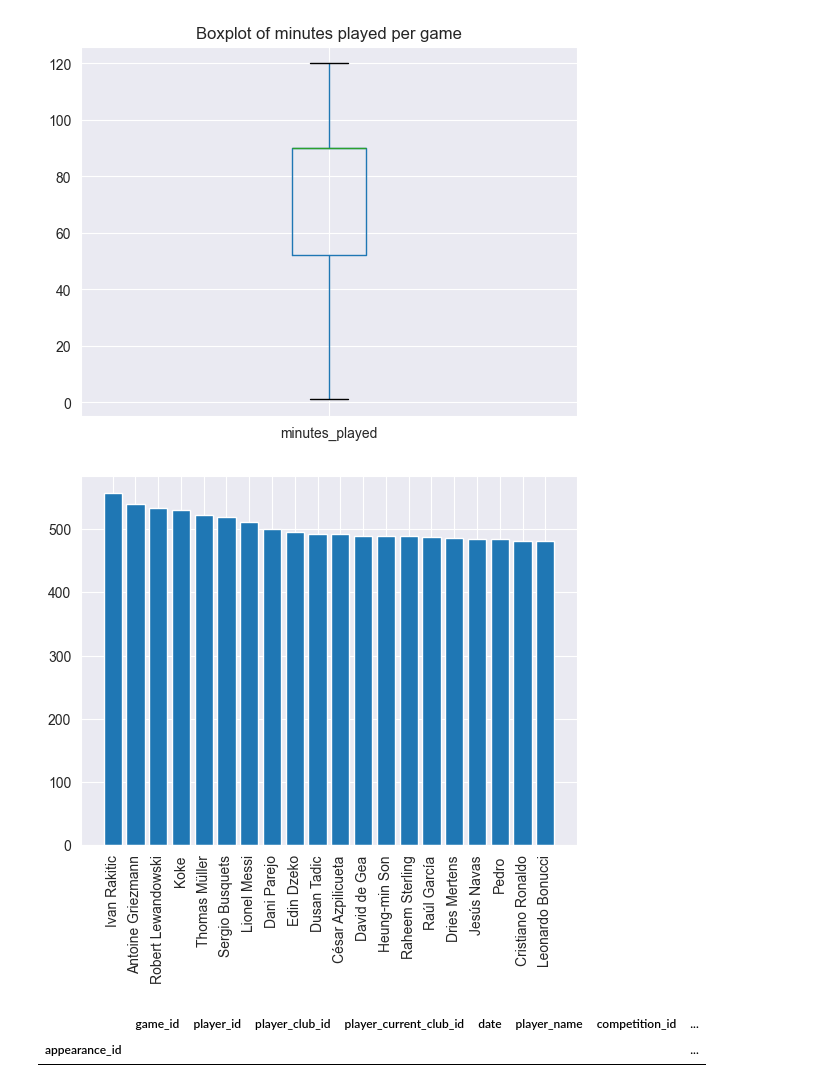
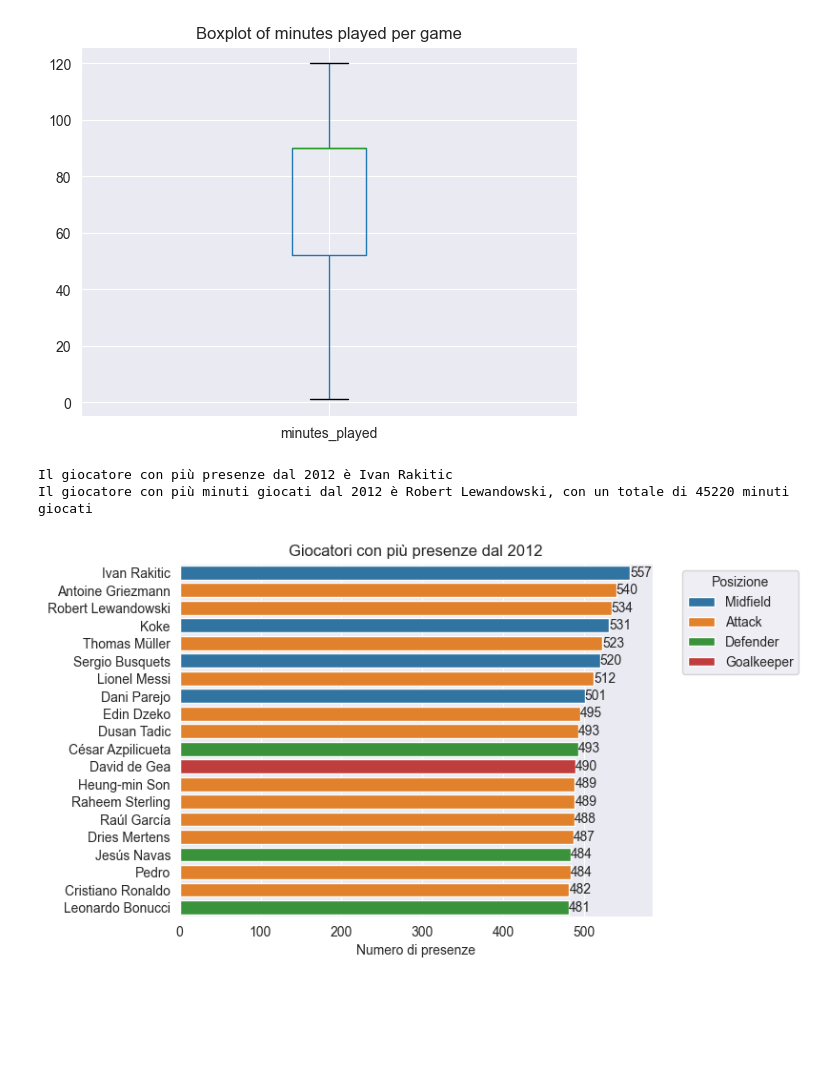
Before and after one commit to RiccardoPili/Football-Data-Analysis, a Jupyter notebook: appearances.ipynb, the cells around one changed output. Saved outputs shown, nothing was run; the diff lists cells and outputs as text; code cells hidden in the pictures; blank space fills up the shorter version.

Commit message:
visualizzazioni top 20 giocatori in apperances, aggiunta descrizione nel readme

```diff
--- a/appearances.ipynb
+++ b/appearances.ipynb
@@ -5,7 +5,7 @@ import pandas as pd
 import matplotlib.pylab as plt
 import seaborn as sns
 
-appearances_df = pd.read_csv("C:/Users/Louis/Desktop/3°Anno/IUM/Progetto/FootballData/appearances.csv")
+appearances_df = pd.read_csv("C:/Users/ricca/Desktop/FootballData/appearances.csv")
 # %% [markdown]
 # Data Preparation
 # %%
@@ -62,7 +62,7 @@ assists                     0
 minutes_played              0
 dtype: int64
 # %%
-players_df = pd.read_csv("C:/Users/Louis/Desktop/3°Anno/IUM/Progetto/FootballData/players.csv")
+players_df = pd.read_csv("C:/Users/ricca/Desktop/FootballData/players.csv")
 
 player_ids_in_appearances = appearances_df['player_id'].unique()
 players_df_subset = players_df[players_df['player_id'].isin(player_ids_in_appearances)]
@@ -151,21 +134,39 @@ ax.set_title('Boxplot of minutes played per game')
 plt.show()
 # %% [output]
 [figure]
-# %%
-current_players = appearances_df.query('player_current_club_id > -1')
-
-top20_players_app = current_players['player_id'].value_counts().head(20)
-top20_players_app
-
-merged_df = pd.merge(top20_players_app, players_df, left_index=True, right_on='player_id')
-
-plt.bar(merged_df['name'], merged_df['count'])
-plt.xticks(rotation=90)
-plt.show()
-# %% [output]
-[figure, removed]
-# %%
-appearances_df.query('player_current_club_id == 17784')
-# %% [output]
-|  | game_id | player_id | player_club_id | player_current_club_id | date | player_name | competition_id | ... |
-| appearance_id |  |  |  |  |  |  |  | ... |
+# %%
+# giocatori con più presenze e minuti giocati (dal 2012)
+
+player_occurrences = appearances_df['player_id'].value_counts()
+
+max_app_player_id = player_occurrences.idxmax()
+max_app_player_name = appearances_df.loc[appearances_df['player_id'] == max_app_player_id, 'player_name'].iloc[0]
+
+total_minutes_per_player = appearances_df.groupby('player_id')['minutes_played'].sum()
+max_minutes_played_by = appearances_df.loc[appearances_df['player_id'] == total_minutes_per_player.idxmax(), 'player_name'].iloc[0]
+
+
+print(f'Il giocatore con più presenze dal 2012 è {max_app_player_name}')
+
+print(f'Il giocatore con più minuti giocati dal 2012 è {max_minutes_played_by}, con un totale di {total_minutes_per_player.max()} minuti giocati')
+# %% [output]
+Il giocatore con più presenze dal 2012 è Ivan Rakitic
+Il giocatore con più minuti giocati dal 2012 è Robert Lewandowski, con un totale di 45220 minuti giocati
+# %%
+# giocatori con il maggior numero di presenze dal 2012
+
+top20_players_app = appearances_df['player_id'].value_counts().head(20)
+merged_df = pd.merge(top20_players_app, players_df, left_index=True, right_on='player_id')
+
+ax = sns.barplot(data=merged_df, y='name', x='count', hue='position')
+
+for i, (value, name) in enumerate(zip(merged_df['count'], merged_df['name'])):
+    ax.text(value, i, f"{value}", ha="left", va='center')
+
+plt.title('Giocatori con più presenze dal 2012')
+plt.xlabel('Numero di presenze')
+plt.ylabel('')
+plt.legend(title='Posizione', bbox_to_anchor=(1.05, 1), loc='upper left')
+plt.show()
+# %% [output]
+[figure, added]
```
Also changed, not shown: parts of 7 cells of this notebook, 3 other files.
